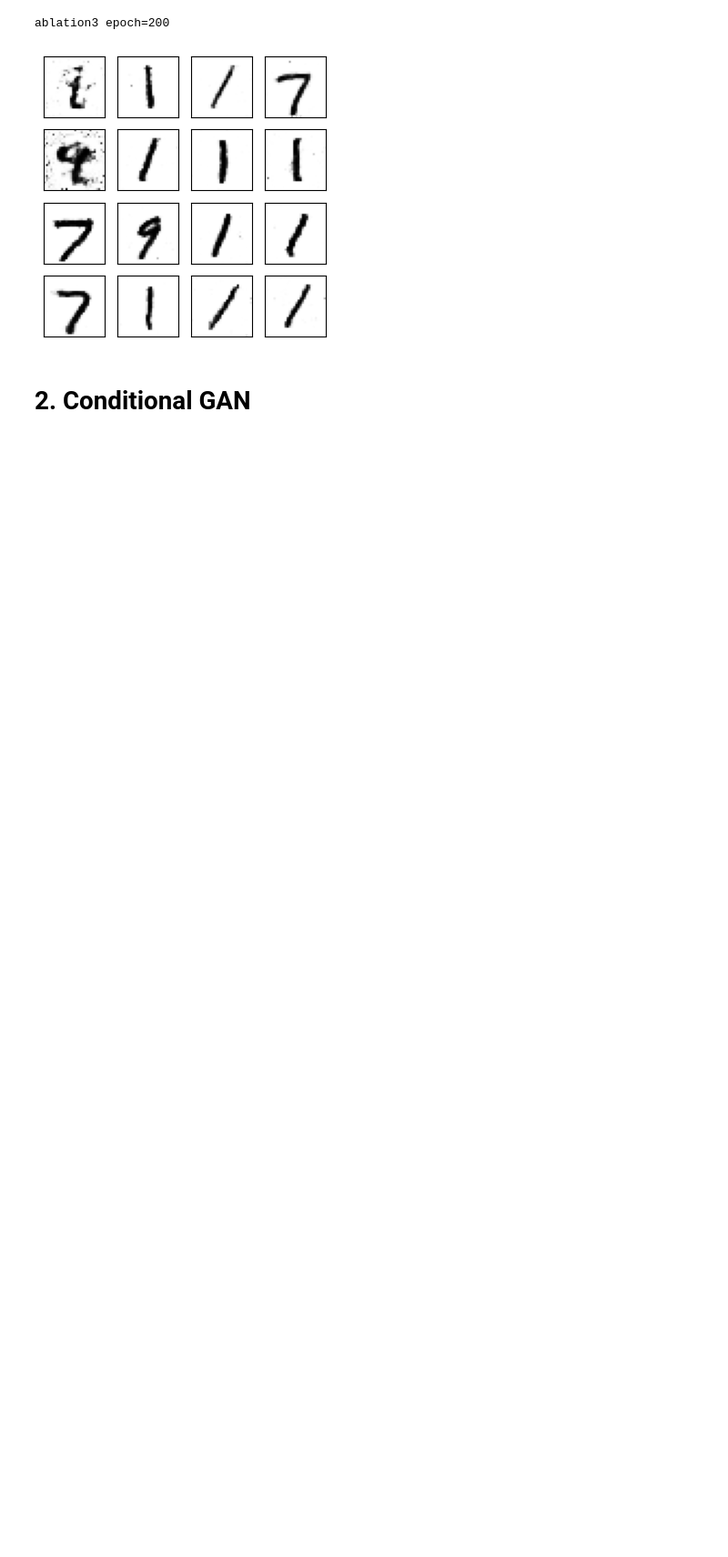
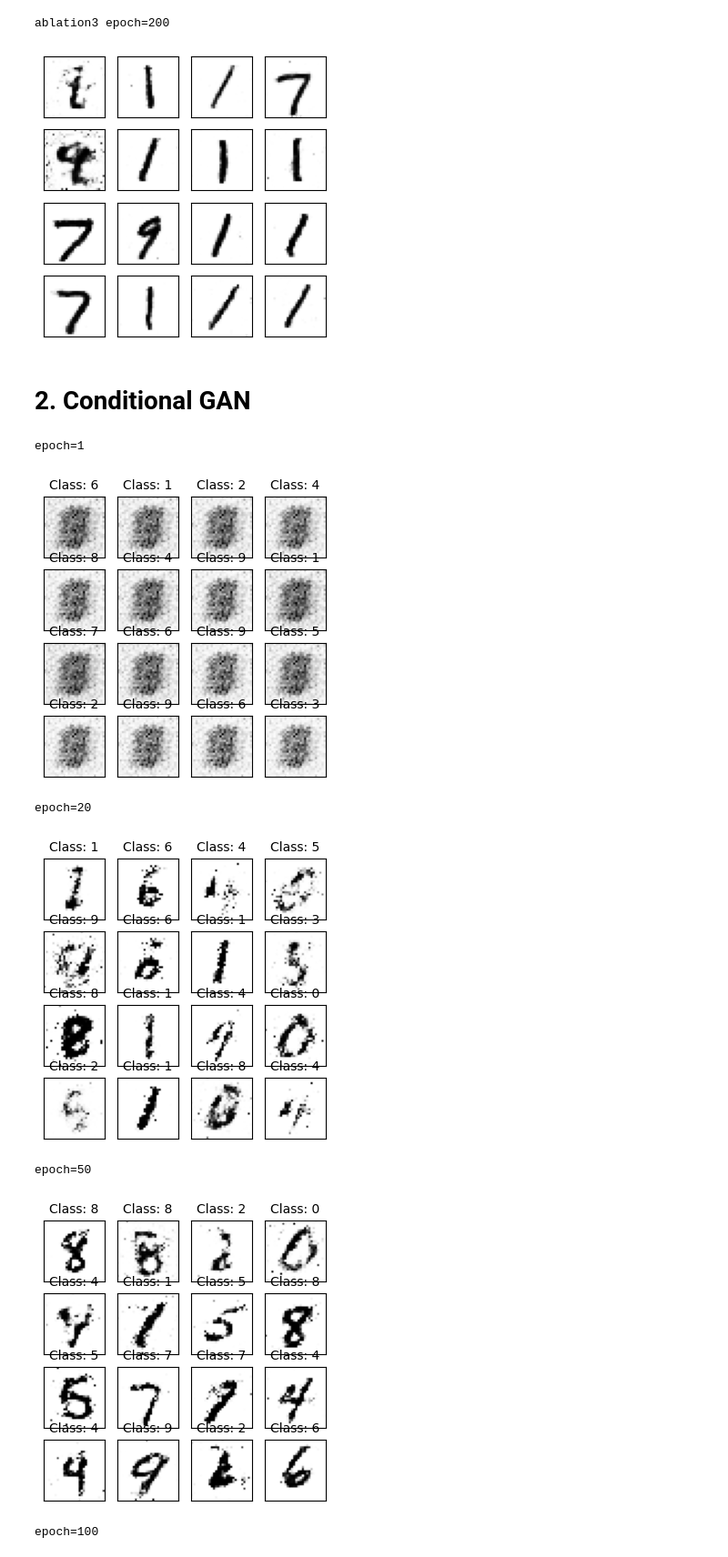
Before and after one commit to ztzhu1/MIT6.S978, a Jupyter notebook: pset3.ipynb, the cells around one changed output. Shown at 91% size. Cells and saved outputs as stored; diff of their text form; code cells hidden in the pictures; blank space fills up the shorter version.

Commit message:
CGAN

```diff
--- a/pset3.ipynb
+++ b/pset3.ipynb
@@ -410,0 +411,14 @@ monitor_losses(d_losses, d_losses_fake, g_losses, g_losses_fake)
+# %%
+generator = Generator(with_condition=True).to(device)
+for epoch in [1, 20, 50, 100, 150, 200]:
+    generator.load_state_dict(torch.load(f"./models/CGAN_gen_epoch={epoch}.pt"))
+    print(f"epoch={epoch}")
+    monitor_images(generator, test_noise, with_condition=generator.with_condition)
+# %% [output]
+epoch=1
+[figure, added]
+epoch=20
+[figure, added]
+epoch=50
+[figure, added]
+epoch=100
```
Also changed, not shown: parts of 2 cells of this notebook, 13 other files.
